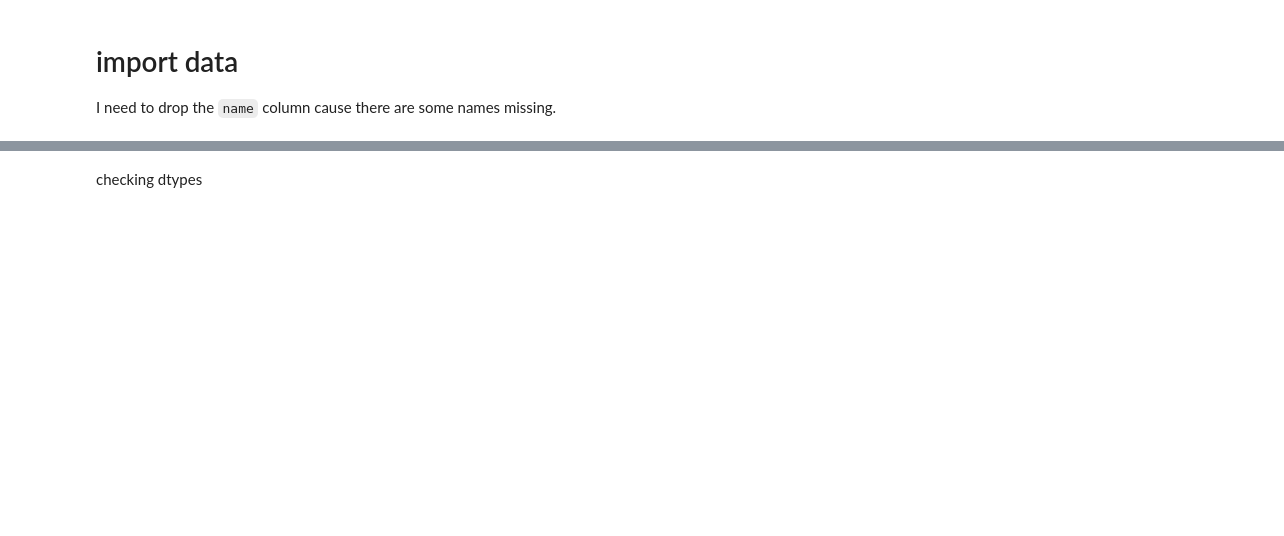
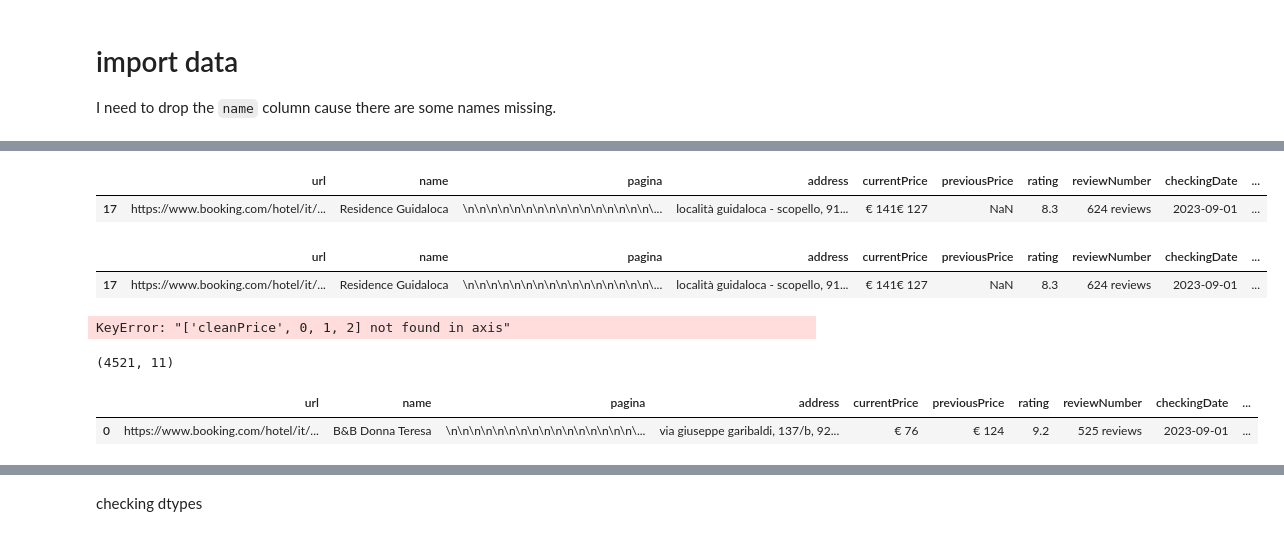
Before and after one commit to annassanchez/vuelve-conmigo-a-italia, a Jupyter notebook: notebooks/02_cleaning.ipynb, the cells around one changed output, grey strips where cells are left out. Saved outputs shown, nothing was run; the diff lists cells and outputs as text; code cells hidden in the pictures; blank space fills up the shorter version.

```diff
--- a/notebooks/02_cleaning.ipynb
+++ b/notebooks/02_cleaning.ipynb
@@ -51,0 +83,10 @@ df_booking.head()
+# %%
+def countEuro(column):
+    if column.count('€') == 1:
+        return 1
+    elif column.count('€') == 2:
+        return 2
+    else:
+        return 0
+# %%
+df_booking['cleanPrice'] = df_booking['currentPrice'].apply(countEuro)
@@ -51,0 +99,14 @@ df_booking.head()
+# %%
+df_booking_limpio = df_booking[df_booking['cleanPrice'] == 1]
+df_booking_sucio = df_booking[df_booking['cleanPrice'] == 2]
+# %%
+df_booking_sucio.head(1)
+# %% [output]
+|  | url | name | pagina | address | currentPrice | previousPrice | rating | reviewNumber | checkingDate | ... |
+| 17 | https://www.booking.com/hotel/it/... | Residence Guidaloca | \n\n\n\n\n\n\n\n\n\n\n\n\n\n\n\n\... | località guidaloca - scopello, 91... | € 141€ 127 | NaN | 8.3 | 624 reviews | 2023-09-01 | ... |
+# %%
+df_booking_sucio[[0,1,2]] = df_booking_sucio['currentPrice'].str.split('€', expand=True, n = 2)
+df_booking_sucio.head(1)
+# %% [output]
+|  | url | name | pagina | address | currentPrice | previousPrice | rating | reviewNumber | checkingDate | ... |
+| 17 | https://www.booking.com/hotel/it/... | Residence Guidaloca | \n\n\n\n\n\n\n\n\n\n\n\n\n\n\n\n\... | località guidaloca - scopello, 91... | € 141€ 127 | NaN | 8.3 | 624 reviews | 2023-09-01 | ... |
@@ -51,0 +116,14 @@ df_booking.head()
+# %%
+df_booking_sucio.drop(['cleanPrice', 0, 1, 2], axis = 1, inplace=True)
+df_booking_limpio.drop(['cleanPrice'], axis = 1, inplace=True)
+df_booking_sucio.head(1)
+# %% [output]
+KeyError: "['cleanPrice', 0, 1, 2] not found in axis"
+# %%
+df_booking = pd.concat([df_booking_limpio, df_booking_sucio])
+print(df_booking.shape)
+df_booking.head(1)
+# %% [output]
+(4521, 11)
+|  | url | name | pagina | address | currentPrice | previousPrice | rating | reviewNumber | checkingDate | ... |
+| 0 | https://www.booking.com/hotel/it/... | B&B Donna Teresa | \n\n\n\n\n\n\n\n\n\n\n\n\n\n\n\n\... | via giuseppe garibaldi, 137/b, 92... | € 76 | € 124 | 9.2 | 525 reviews | 2023-09-01 | ... |
```
Also changed, not shown: parts of 33 cells of this notebook.
